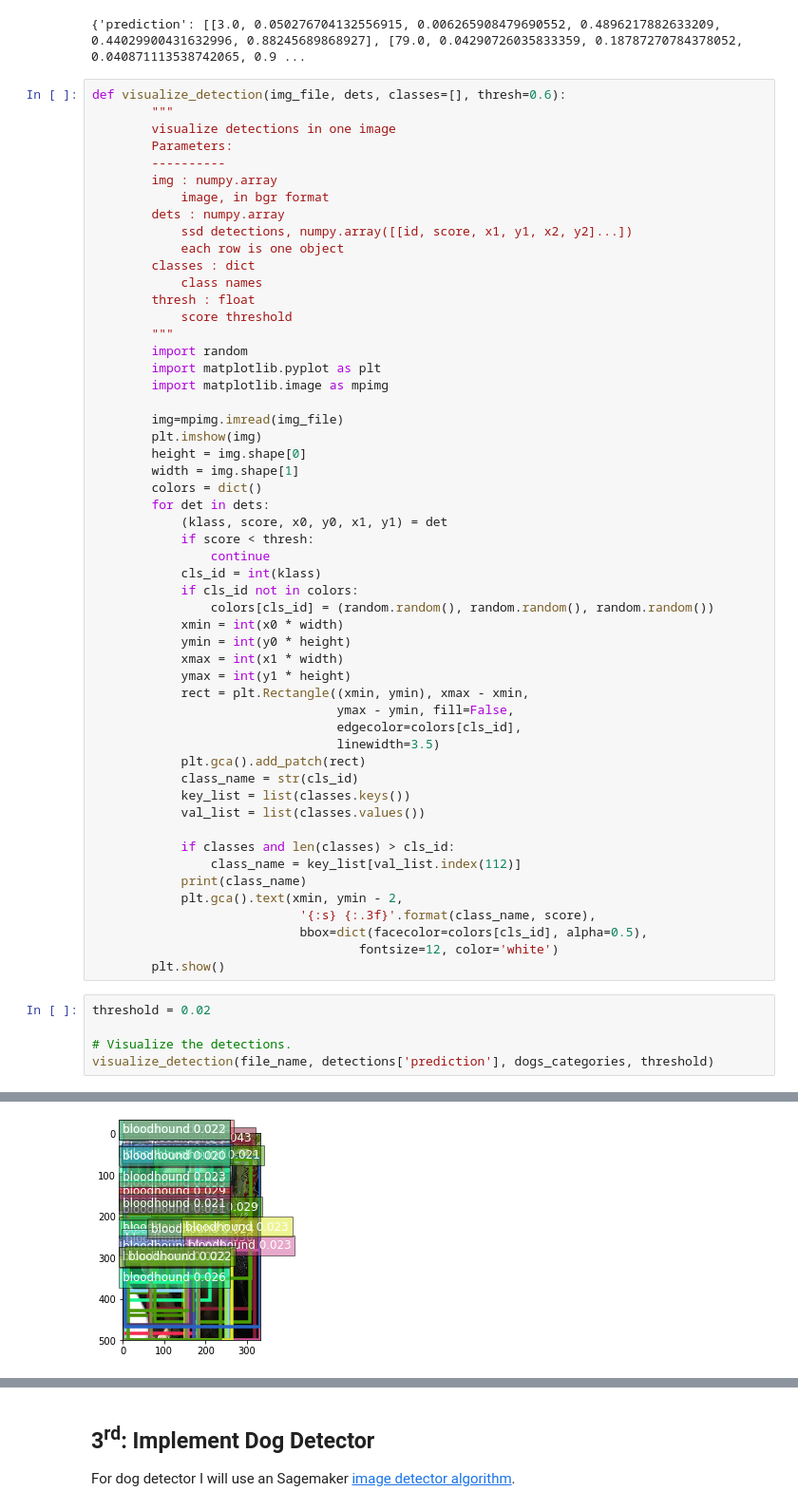
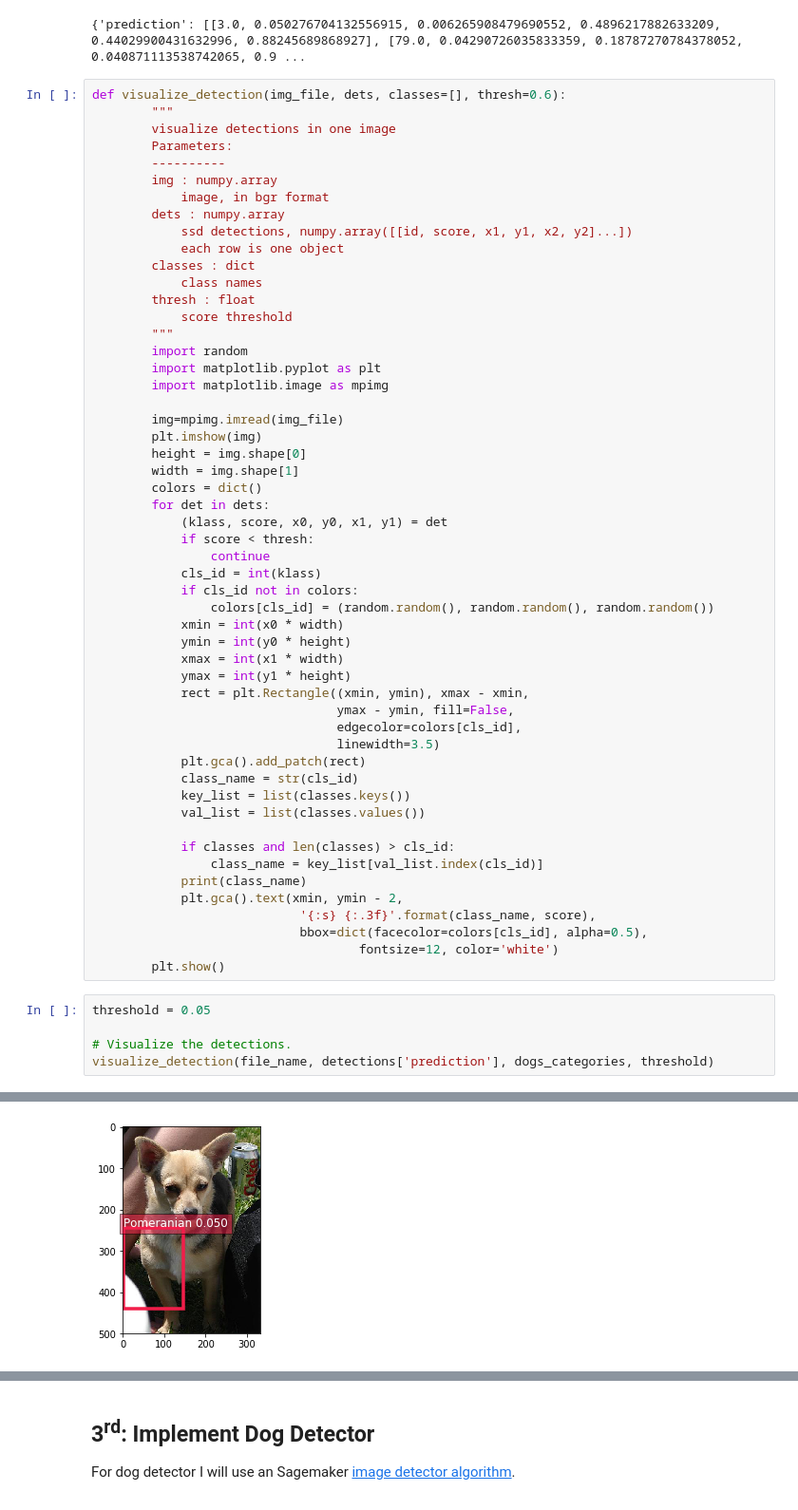
Before and after one commit to dcastellar/UdacityCapstoneProject, a Jupyter notebook: dog_breed.ipynb, the cells around one changed output, grey strips where cells are left out. Shown at 95% size. Drawn from its saved outputs; the diff is of its cells as text.

```diff
--- a/dog_breed.ipynb
+++ b/dog_breed.ipynb
@@ -357,7 +514,7 @@ def visualize_detection(img_file, dets, classes=[], thresh=0.6):
             val_list = list(classes.values())
 
             if classes and len(classes) > cls_id:
-                class_name = key_list[val_list.index(112)]
+                class_name = key_list[val_list.index(cls_id)]
             print(class_name)
             plt.gca().text(xmin, ymin - 2,
                             '{:s} {:.3f}'.format(class_name, score),
@@ -365,7 +522,7 @@ def visualize_detection(img_file, dets, classes=[], thresh=0.6):
                                     fontsize=12, color='white')
         plt.show()
 # %%
-threshold = 0.02
+threshold = 0.05
 
 # Visualize the detections.
 visualize_detection(file_name, detections['prediction'], dogs_categories, threshold)
@@ -390,3 +531,3 @@ bloodhound
-[figure, old version]
+[figure, new version]
 # %%
 sagemaker.Session().delete_endpoint(dog_detector.endpoint)
```
Also changed, not shown: parts of 21 cells of this notebook.
